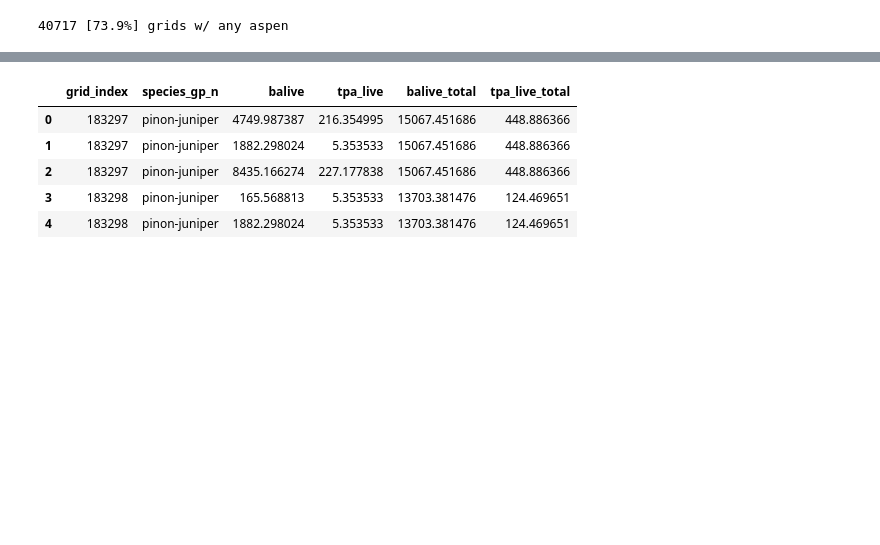
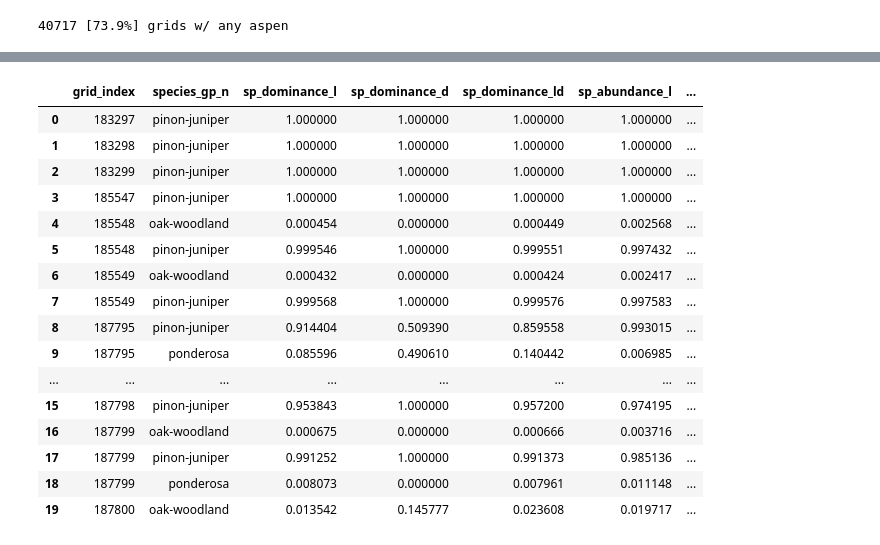
Before and after one commit to natshoff/aspen-fire-fork, a Jupyter notebook: Aim2/code/Python/04a_TreeMap_FIA-Summary.ipynb, the cells around one changed output, grey strips where cells are left out. Saved outputs shown, nothing was run; the diff lists cells and outputs as text; code cells hidden in the pictures; blank space fills up the shorter version.

Commit message:
Updates to FIA summary from the Tree Table

```diff
--- a/Aim2/code/Python/04a_TreeMap_FIA-Summary.ipynb
+++ b/Aim2/code/Python/04a_TreeMap_FIA-Summary.ipynb
@@ -170,7 +214,7 @@ shannon_tmid = shannon_tmid[['tm_id','shannon_h']]
 print(shannon_tmid.head(3))
 
 # merge back to the grid data
-grid_trees.drop(columns=['shannon_h'], inplace=True)
+grid_trees.drop(columns=['shannon_h', 'total_trees', 'p_species'], inplace=True)
 grid_trees = grid_trees.merge(shannon_tmid, on='tm_id', how='left')
 print(f"\n{grid_trees.columns}")
 # %% [output]
@@ -192,6 +237,7 @@ Index(['grid_index', 'tm_id', 'tmid_count', 'forest_pix', 'tmid_pct',
 # force species name to lower case
 grid_trees.rename(columns={'COMMON_NAME': 'species'}, inplace=True)
 grid_trees['species'] = grid_trees['species'].str.lower()
+# tidy the live/dead column
 grid_trees['live_dead'] = (grid_trees['STATUSCD'] == 1).astype(int)
 # calculate the trees per acre, scaling by the acre/pixel factor
 grid_trees['tree_tpa'] = (grid_trees['TREE'] * grid_trees['TPA_UNADJ']) * 0.222395 # trees/acre
@@ -211,7 +257,7 @@ live_metrics = (
     .agg(
         tmid_pixels=('tmid_count','max'), # retains the tm_id pixel count
         tmid_pct=('tmid_pct','max'), # retain the percent of forested area
-        forest_pix=('forest_pix','max'), # retain forest pixel count
+        forest_pct=('forest_pct','max'), # retain forest percent for the grid
         shannon_h=('shannon_h','max'), # retains the tm_id shannon index
         balive=('BA_TPAsc', 'sum'),    # total BALIVE
         tpa_live=('tree_tpa', 'sum'),  # total live tree count (trees/acre)
@@ -240,9 +286,15 @@ tree_metrics = live_metrics.merge(
 tree_metrics['tmid_acres'] =  tree_metrics['tmid_pixels'] * 0.222395
 # subset to the tree metric columns
 tree_metrics = tree_metrics[['grid_index','tm_id','tmid_pixels','tmid_acres',
-                             'tmid_pct','forest_pix','species','shannon_h',
+                             'tmid_pct','forest_pct','species','shannon_h',
                              'balive','badead','tpa_live','tpa_dead',
                              'tree_ht_live','tree_ht_dead']]
+
+# Add a "combined TPA" (live + dead)
+# this may be important for lodgepole and spruce-fir in particular (beetle-kill)
+tree_metrics['tpa_ld'] = tree_metrics['tpa_live'] + tree_metrics['tpa_dead']
+tree_metrics['ba_ld'] = tree_metrics['balive'] + tree_metrics['badead']
+
 print(f"\n{tree_metrics.head(12)}")
 del live_metrics, dead_metrics
 gc.collect()
@@ -416,14 +424,14 @@ spp_remap = {} # dictionary to store the remap values
 # Iterate over groups to create the species remap dictionary
 for keywords, spp_group in spp_grouping.items():
     # Find species matching the keywords
-    spp = grid_tm[grid_tm['species'].str.contains(keywords, case=False, na=False)]
+    spp = tree_metrics[tree_metrics['species'].str.contains(keywords, case=False, na=False)]
     # Add matching species to the remap dictionary
     spp_remap.update({name: spp_group for name in spp['species'].unique()})
 
 # Apply the remap to create a new grouped species column
-grid_tm['species_gp_n'] = grid_tm['species'].map(spp_remap).fillna(grid_tm['species'])
+tree_metrics['species_gp_n'] = tree_metrics['species'].map(spp_remap).fillna(tree_metrics['species'])
 # Verify the updated species groups
-print(grid_tm[['species', 'species_gp_n']].drop_duplicates().head(10))
+print(tree_metrics[['species', 'species_gp_n']].drop_duplicates().head(10))
 # %% [output]
                         species     species_gp_n
 0   common or two-needle pinyon    pinon-juniper
@@ -523,18 +581,47 @@ print(len(grid_tm_dsp['grid_index'].unique()))
 # %%
-# Get the grid-level dominance and abundance proportions
+# filter to keep grids with our top/dominant species
+grid_tm_dsp = grid_tm[grid_tm['species_gp_n'].isin(top_species['species_gp_n'].unique())]
+# check how many this is compared to the total
+n_grids = len(grid_tm['grid_index'].unique())
+print(f"\n{round(len(grid_tm_dsp['grid_index'].unique()) / n_grids*100,3)}% grids w/ primary species\n")
+# calculate how many grids are predominantly forested
+n_forest = len(grid_tm_dsp[grid_tm_dsp['forest_pct'] > 50])
+print(f"[{round(n_forest/len(grid_tm_dsp)*100,2)}%] predominantly forested grids.\n")
+
+# Get the grid-level dominance and abundance proportions by species
 # calculate the total balive and tpa for the grids
 grid_totals = (
     grid_tm_dsp.groupby('grid_index', as_index=False)
     .agg(
-        balive_total=('balive','sum'),
-        tpa_live_total=('tpa_live', 'sum')
+        balive_total=('balive', 'sum'),
+        badead_total=('badead', 'sum'),
+        ba_ld_total=('ba_ld', 'sum'),
+        tpa_live_total=('tpa_live', 'sum'),
+        tpa_dead_total=('tpa_dead', 'sum'),
+        tpa_ld_total=('tpa_ld', 'sum')
     )
 )
 # subset columns
-grid_totals = grid_totals[['grid_index','balive_total','tpa_live_total']]
-
+grid_totals = grid_totals[['grid_index',
+                           'balive_total','badead_total','ba_ld_total',
+                           'tpa_live_total','tpa_dead_total','tpa_ld_total']]
 # merge back to the grid data
 grid_tm_dsp = grid_tm_dsp.merge(grid_totals, on='grid_index', how='left')
-grid_tm_dsp[['grid_index','species_gp_n','balive',
-             'tpa_live','balive_total','tpa_live_total']].head()
+
+# calculate the species proportions (for live/dead)
+# dominance (live/dead basal area)
+grid_tm_dsp['sp_dominance_l'] = grid_tm_dsp['balive'] / grid_tm_dsp['balive_total']
+grid_tm_dsp['sp_dominance_d'] = grid_tm_dsp['badead'] / grid_tm_dsp['badead_total']
+grid_tm_dsp['sp_dominance_ld'] = grid_tm_dsp['ba_ld'] / grid_tm_dsp['ba_ld_total']
+
+# abundance (live/dead TPA)
+grid_tm_dsp['sp_abundance_l'] = grid_tm_dsp['tpa_live'] / grid_tm_dsp['tpa_live_total']
+grid_tm_dsp['sp_abundance_d'] = grid_tm_dsp['tpa_live'] / grid_tm_dsp['tpa_live_total']
+grid_tm_dsp['sp_abundance_ld'] = grid_tm_dsp['tpa_live'] / grid_tm_dsp['tpa_live_total']
+
+# cheack on the results
+grid_tm_dsp[['grid_index','species_gp_n',
+             'sp_dominance_l','sp_dominance_d','sp_dominance_ld',
+             'sp_abundance_l','sp_abundance_d','sp_abundance_ld'
+            ]].head(20)
 # %% [output]
@@ -541,6 +631,17 @@ grid_tm_dsp[['grid_index','species_gp_n','balive',
-|  | grid_index | species_gp_n | balive | tpa_live | balive_total | tpa_live_total |
-| 0 | 183297 | pinon-juniper | 4749.987387 | 216.354995 | 15067.451686 | 448.886366 |
-| 1 | 183297 | pinon-juniper | 1882.298024 | 5.353533 | 15067.451686 | 448.886366 |
-| 2 | 183297 | pinon-juniper | 8435.166274 | 227.177838 | 15067.451686 | 448.886366 |
-| 3 | 183298 | pinon-juniper | 165.568813 | 5.353533 | 13703.381476 | 124.469651 |
-| 4 | 183298 | pinon-juniper | 1882.298024 | 5.353533 | 13703.381476 | 124.469651 |
+|  | grid_index | species_gp_n | sp_dominance_l | sp_dominance_d | sp_dominance_ld | sp_abundance_l | ... |
+| 0 | 183297 | pinon-juniper | 1.000000 | 1.000000 | 1.000000 | 1.000000 | ... |
+| 1 | 183298 | pinon-juniper | 1.000000 | 1.000000 | 1.000000 | 1.000000 | ... |
+| 2 | 183299 | pinon-juniper | 1.000000 | 1.000000 | 1.000000 | 1.000000 | ... |
+| 3 | 185547 | pinon-juniper | 1.000000 | 1.000000 | 1.000000 | 1.000000 | ... |
+| 4 | 185548 | oak-woodland | 0.000454 | 0.000000 | 0.000449 | 0.002568 | ... |
+| 5 | 185548 | pinon-juniper | 0.999546 | 1.000000 | 0.999551 | 0.997432 | ... |
+| 6 | 185549 | oak-woodland | 0.000432 | 0.000000 | 0.000424 | 0.002417 | ... |
+| 7 | 185549 | pinon-juniper | 0.999568 | 1.000000 | 0.999576 | 0.997583 | ... |
+| 8 | 187795 | pinon-juniper | 0.914404 | 0.509390 | 0.859558 | 0.993015 | ... |
+| 9 | 187795 | ponderosa | 0.085596 | 0.490610 | 0.140442 | 0.006985 | ... |
+| ... | ... | ... | ... | ... | ... | ... | ... |
+| 15 | 187798 | pinon-juniper | 0.953843 | 1.000000 | 0.957200 | 0.974195 | ... |
+| 16 | 187799 | oak-woodland | 0.000675 | 0.000000 | 0.000666 | 0.003716 | ... |
+| 17 | 187799 | pinon-juniper | 0.991252 | 1.000000 | 0.991373 | 0.985136 | ... |
+| 18 | 187799 | ponderosa | 0.008073 | 0.000000 | 0.007961 | 0.011148 | ... |
+| 19 | 187800 | oak-woodland | 0.013542 | 0.145777 | 0.023608 | 0.019717 | ... |
```
Also changed, not shown: parts of 25 cells of this notebook, 4 other files.
